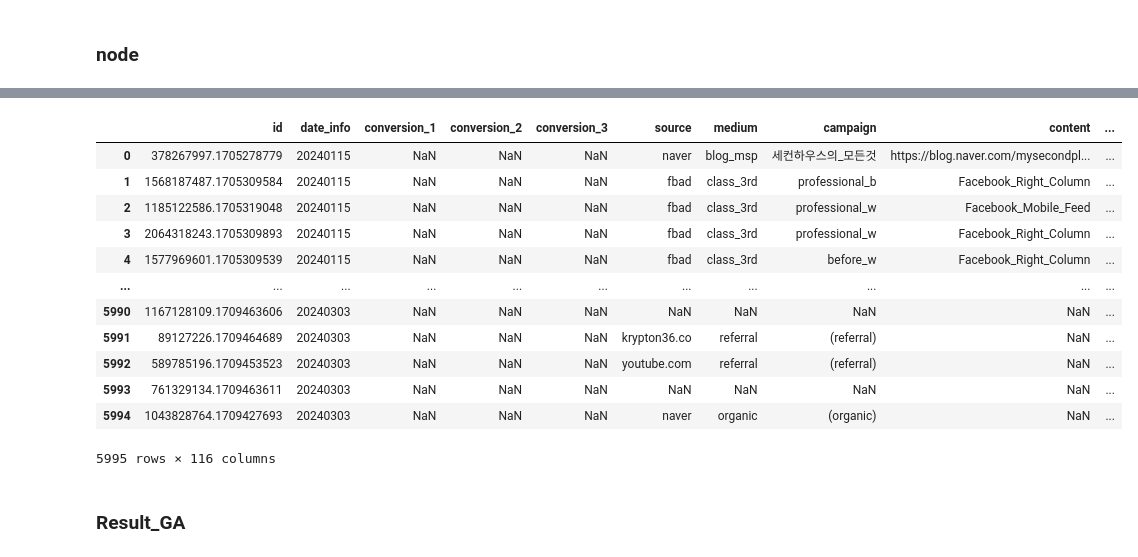
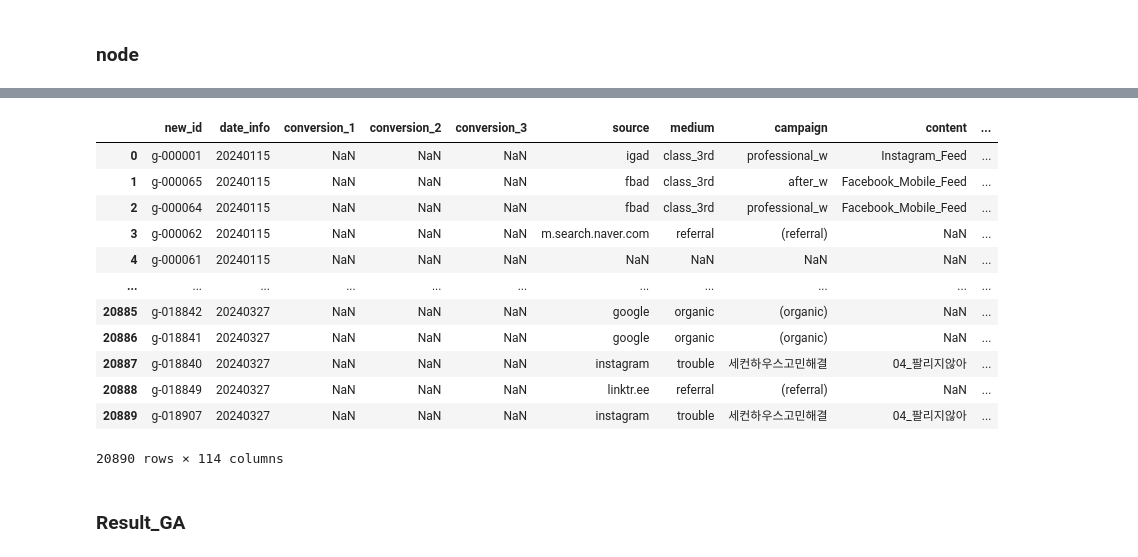
Before and after one commit to kang00111/funnel_test, a Jupyter notebook: blog/blog+ga(notadmin)_2.ipynb, the cells around one changed output, grey strips where cells are left out. Saved outputs shown, nothing was run; the diff lists cells and outputs as text; code cells hidden in the pictures.

```diff
--- a/blog+ga(notadmin)_2.ipynb
+++ b/blog/blog+ga(notadmin)_2.ipynb
@@ -543,0 +523,12 @@ See the caveats in the documentation: https://pandas.pydata.org/pandas-docs/stab
+# %%
+df_ga_2 = pd.merge(df_ga_2, first_time_df, on=['new_id', 'date_info'], how='left', suffixes=('', '_first_time'))
+df_ga_2.rename(columns={0: 'time'}, inplace=True)
+# %%
+df_ga_3 = df_ga_1[(df_ga_1['이벤트명'] == 'page_view') & df_ga_1['소스'].notna()]
+# %%
+df_ga_4 = pd.merge(df_ga_2, df_ga_3, left_on=['new_id', 'time', 'date_info'], right_on=['new_id', '시간', 'date_info'], how='left')
+# %%
+# 전환 여부를 묶어서 새로운 DataFrame 생성
+df_ga_5 = df_ga_1[df_ga_1['전환여부'].notna()]
+df_ga_6 = df_ga_5.groupby(['new_id', 'date_info'])['전환여부'].apply(lambda x: pd.Series(x.values)).unstack().reset_index()
+df_ga_6
@@ -544,46 +553,45 @@ See the caveats in the documentation: https://pandas.pydata.org/pandas-docs/stab
 # %%
 # 새로운 열을 추가하여 최종 DataFrame 생성
 num_conversions = df_ga_6.shape[1] - 2  # 전환여부 열을 제외한 열 개수
 conversion_columns = [f'conversion_{i + 1}' for i in range(num_conversions)]
-df_ga_6.columns = ['아이디', 'date_info'] + conversion_columns
+df_ga_6.columns = ['new_id', 'date_info'] + conversion_columns
 # NaN 값 0으로 채우기
 df_ga_6 = df_ga_6.fillna(0)
 
-df_ga_7 = pd.merge(df_ga_4, df_ga_6, left_on=['아이디', 'date_info'], right_on=['아이디', 'date_info'], how='left')
+df_ga_7 = pd.merge(df_ga_4, df_ga_6, left_on=['new_id', 'date_info'], right_on=['new_id', 'date_info'], how='left')
 
 # 숫자 열 추출
 numeric_columns_ga = [col for col in df_ga_7.columns if isinstance(col, int)]
 numeric_columns_ga.sort()
 # 열의 이름 변경
 df_ga_7.rename(columns={
-    '아이디': 'id',
     '소스': 'source',
     '매체': 'medium',
     '캠페인': 'campaign',
     '컨텐츠': 'content',
     '검색어': 'keyword'
 }, inplace=True)
 
 # 최종 열의 순서와 필요한 것들만 추려서 df_blog_result에 저장
-column_order_ga = ['id', 'date_info'] + conversion_columns + ['source', 'medium', 'campaign', 'content', 'keyword'] + numeric_columns_ga
+column_order_ga = ['new_id', 'date_info'] + conversion_columns + ['source', 'medium', 'campaign', 'content', 'keyword'] + numeric_columns_ga
 df_ga_result = df_ga_7[column_order_ga].copy()
 df_ga_result.columns = df_ga_result.columns.astype(str)
 df_ga_result.dropna(how='all', inplace=True)
 df_ga_result
 # %% [output]
-|  | id | date_info | conversion_1 | conversion_2 | conversion_3 | source | medium | campaign | content | ... |
-| 0 | 378267997.1705278779 | 20240115 | NaN | NaN | NaN | naver | blog_msp | 세컨하우스의_모든것 | https://blog.naver.com/mysecondpl... | ... |
-| 1 | 1568187487.1705309584 | 20240115 | NaN | NaN | NaN | fbad | class_3rd | professional_b | Facebook_Right_Column | ... |
-| 2 | 1185122586.1705319048 | 20240115 | NaN | NaN | NaN | fbad | class_3rd | professional_w | Facebook_Mobile_Feed | ... |
-| 3 | 2064318243.1705309893 | 20240115 | NaN | NaN | NaN | fbad | class_3rd | professional_w | Facebook_Right_Column | ... |
-| 4 | 1577969601.1705309539 | 20240115 | NaN | NaN | NaN | fbad | class_3rd | before_w | Facebook_Right_Column | ... |
+|  | new_id | date_info | conversion_1 | conversion_2 | conversion_3 | source | medium | campaign | content | ... |
+| 0 | g-000001 | 20240115 | NaN | NaN | NaN | igad | class_3rd | professional_w | Instagram_Feed | ... |
+| 1 | g-000065 | 20240115 | NaN | NaN | NaN | fbad | class_3rd | after_w | Facebook_Mobile_Feed | ... |
+| 2 | g-000064 | 20240115 | NaN | NaN | NaN | fbad | class_3rd | professional_w | Facebook_Mobile_Feed | ... |
+| 3 | g-000062 | 20240115 | NaN | NaN | NaN | m.search.naver.com | referral | (referral) | NaN | ... |
+| 4 | g-000061 | 20240115 | NaN | NaN | NaN | NaN | NaN | NaN | NaN | ... |
 | ... | ... | ... | ... | ... | ... | ... | ... | ... | ... | ... |
-| 5990 | 1167128109.1709463606 | 20240303 | NaN | NaN | NaN | NaN | NaN | NaN | NaN | ... |
-| 5991 | 89127226.1709464689 | 20240303 | NaN | NaN | NaN | krypton36.co | referral | (referral) | NaN | ... |
-| 5992 | 589785196.1709453523 | 20240303 | NaN | NaN | NaN | youtube.com | referral | (referral) | NaN | ... |
-| 5993 | 761329134.1709463611 | 20240303 | NaN | NaN | NaN | NaN | NaN | NaN | NaN | ... |
-| 5994 | 1043828764.1709427693 | 20240303 | NaN | NaN | NaN | naver | organic | (organic) | NaN | ... |
+| 20885 | g-018842 | 20240327 | NaN | NaN | NaN | google | organic | (organic) | NaN | ... |
+| 20886 | g-018841 | 20240327 | NaN | NaN | NaN | google | organic | (organic) | NaN | ... |
+| 20887 | g-018840 | 20240327 | NaN | NaN | NaN | instagram | trouble | 세컨하우스고민해결 | 04_팔리지않아 | ... |
+| 20888 | g-018849 | 20240327 | NaN | NaN | NaN | linktr.ee | referral | (referral) | NaN | ... |
+| 20889 | g-018907 | 20240327 | NaN | NaN | NaN | instagram | trouble | 세컨하우스고민해결 | 04_팔리지않아 | ... |
-5995 rows × 116 columns
+20890 rows × 114 columns
 # %% [markdown]
 ### Result_GA
 # %%
```
Also changed, not shown: parts of 27 cells of this notebook, 10 other files.
